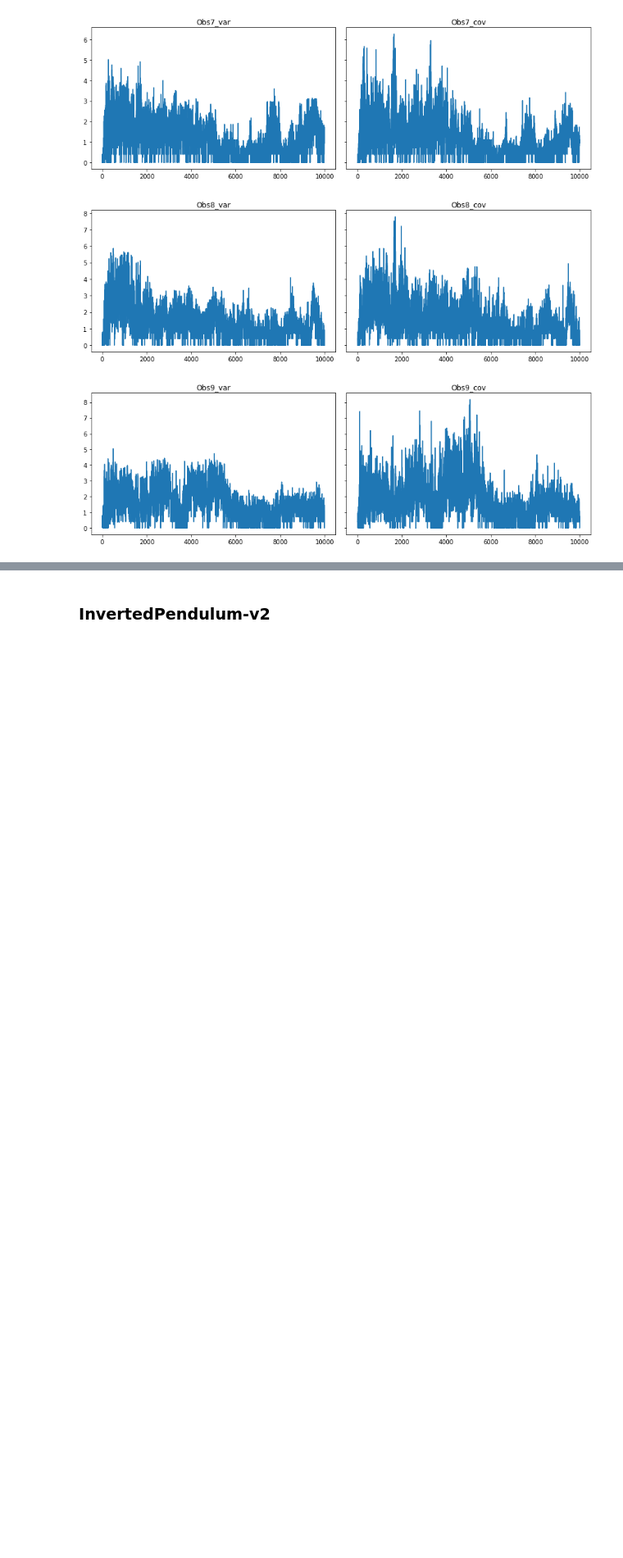
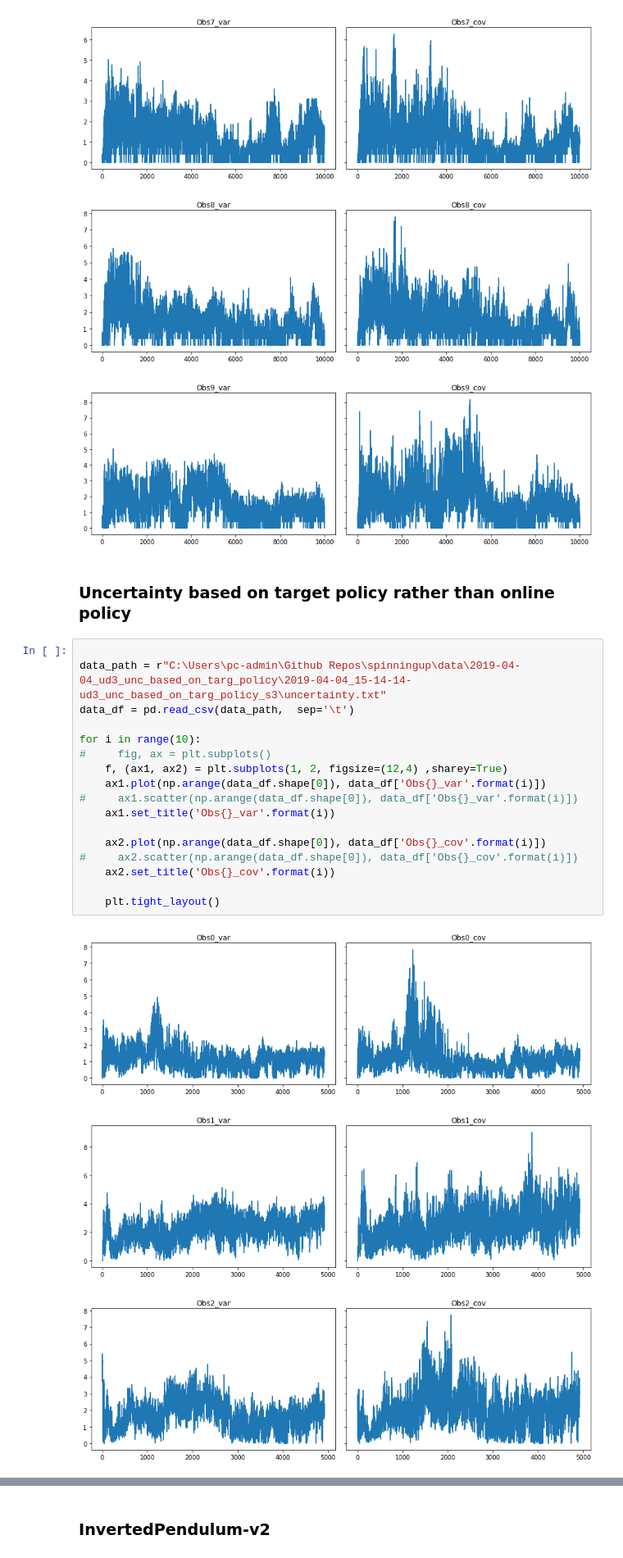
Before and after one commit to LinghengMeng/spinningup, a Jupyter notebook: spinup/experiment_notes/Investigate_Uncertainty_Change.ipynb, the cells around one changed output, grey strips where cells are left out. Shown at 82% size. Cells and saved outputs as stored; diff of their text form; blank space fills up the shorter version.

```diff
--- a/spinup/experiment_notes/Investigate_Uncertainty_Change.ipynb
+++ b/spinup/experiment_notes/Investigate_Uncertainty_Change.ipynb
@@ -118,3 +120,26 @@ for i in range(10):
 [figure]
 [figure]
 [figure]
+# %% [markdown]
+### Uncertainty based on target policy rather than online policy
+# %%
+
+data_path = r"C:\Users\pc-admin\Github Repos\spinningup\data\2019-04-04_ud3_unc_based_on_targ_policy\2019-04-04_15-14-14-ud3_unc_based_on_targ_policy_s3\uncertainty.txt"
+data_df = pd.read_csv(data_path,  sep='\t')
+
+for i in range(10):
+#     fig, ax = plt.subplots()
+    f, (ax1, ax2) = plt.subplots(1, 2, figsize=(12,4) ,sharey=True)
+    ax1.plot(np.arange(data_df.shape[0]), data_df['Obs{}_var'.format(i)])
+#     ax1.scatter(np.arange(data_df.shape[0]), data_df['Obs{}_var'.format(i)])
+    ax1.set_title('Obs{}_var'.format(i))
+
+    ax2.plot(np.arange(data_df.shape[0]), data_df['Obs{}_cov'.format(i)])
+#     ax2.scatter(np.arange(data_df.shape[0]), data_df['Obs{}_cov'.format(i)])
+    ax2.set_title('Obs{}_cov'.format(i))
+
+    plt.tight_layout()
+# %% [output]
+[figure, added]
+[figure, added]
+[figure, added]
```
Also changed, not shown: parts of 6 cells of this notebook, 34 other files.
